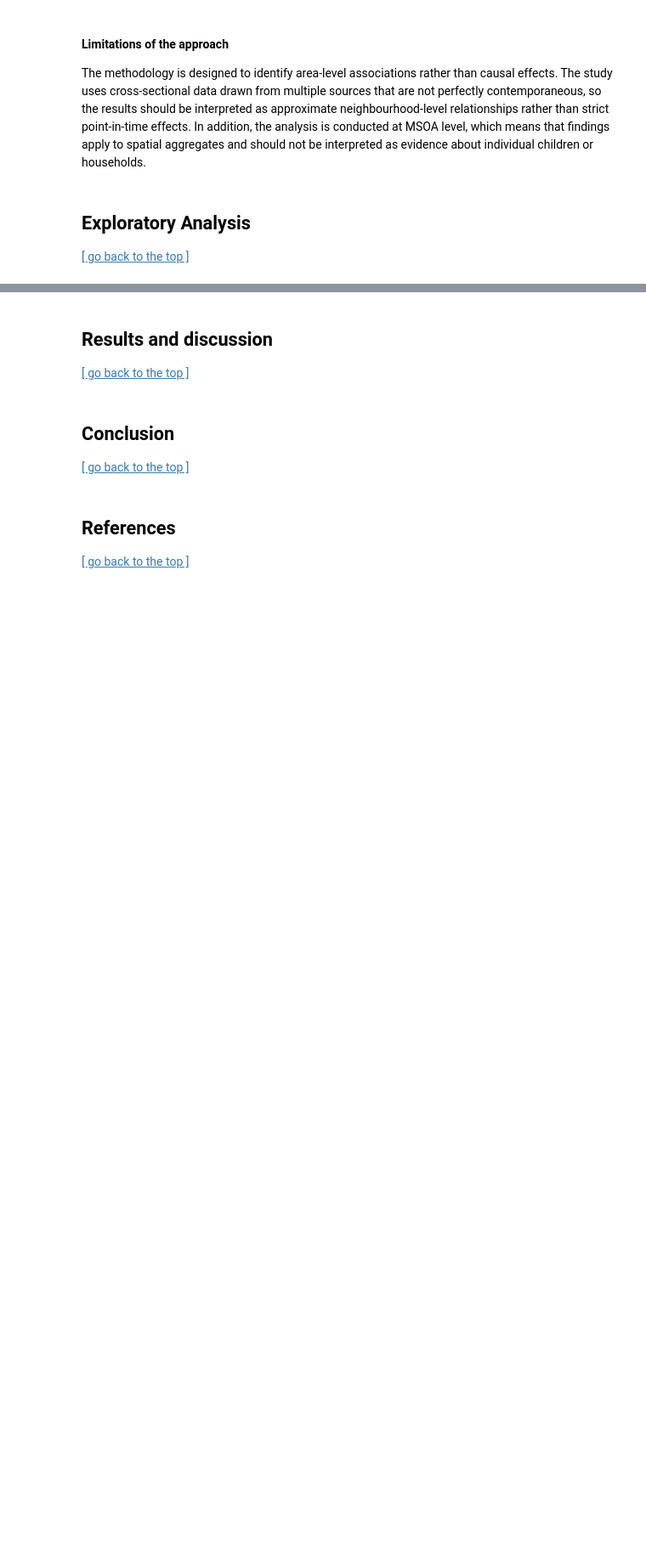
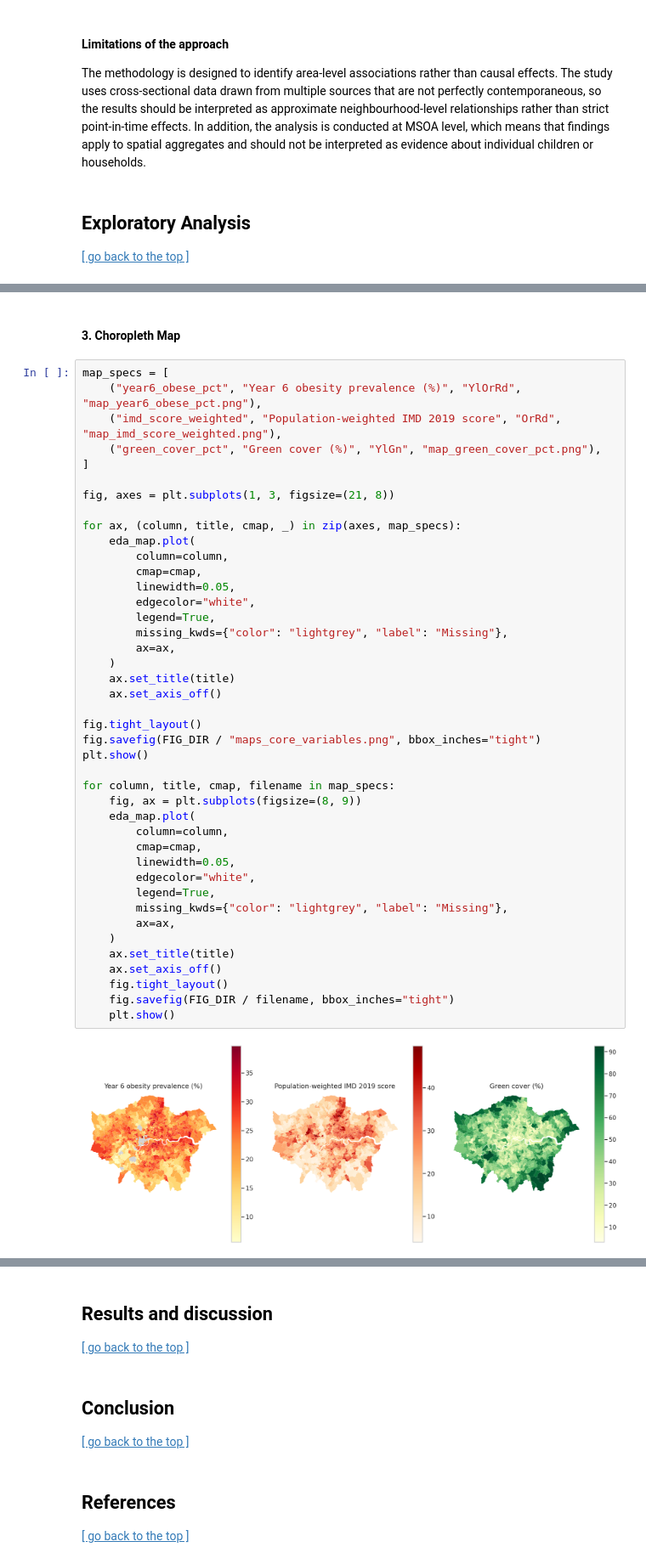
Before and after one commit to Levine-l/CASA0006_project, a Jupyter notebook: Template_submission_CASA0006.ipynb, the cells around one changed output, grey strips where cells are left out. Shown at 85% size. Drawn from its saved outputs; the diff is of its cells as text; blank space fills up the shorter version.

```diff
--- a/Template_submission_CASA0006.ipynb
+++ b/Template_submission_CASA0006.ipynb
@@ -149,0 +277,46 @@ The methodology is designed to identify area-level associations rather than caus
+# %% [markdown]
+#### 3. Choropleth Map
+# %%
+map_specs = [
+    ("year6_obese_pct", "Year 6 obesity prevalence (%)", "YlOrRd", "map_year6_obese_pct.png"),
+    ("imd_score_weighted", "Population-weighted IMD 2019 score", "OrRd", "map_imd_score_weighted.png"),
+    ("green_cover_pct", "Green cover (%)", "YlGn", "map_green_cover_pct.png"),
+]
+
+fig, axes = plt.subplots(1, 3, figsize=(21, 8))
+
+for ax, (column, title, cmap, _) in zip(axes, map_specs):
+    eda_map.plot(
+        column=column,
+        cmap=cmap,
+        linewidth=0.05,
+        edgecolor="white",
+        legend=True,
+        missing_kwds={"color": "lightgrey", "label": "Missing"},
+        ax=ax,
+    )
+    ax.set_title(title)
+    ax.set_axis_off()
+
+fig.tight_layout()
+fig.savefig(FIG_DIR / "maps_core_variables.png", bbox_inches="tight")
+plt.show()
+
+for column, title, cmap, filename in map_specs:
+    fig, ax = plt.subplots(figsize=(8, 9))
+    eda_map.plot(
+        column=column,
+        cmap=cmap,
+        linewidth=0.05,
+        edgecolor="white",
+        legend=True,
+        missing_kwds={"color": "lightgrey", "label": "Missing"},
+        ax=ax,
+    )
+    ax.set_title(title)
+    ax.set_axis_off()
+    fig.tight_layout()
+    fig.savefig(FIG_DIR / filename, bbox_inches="tight")
+    plt.show()
+# %% [output]
+[figure, added]
```
Also changed, not shown: parts of 11 cells of this notebook.
